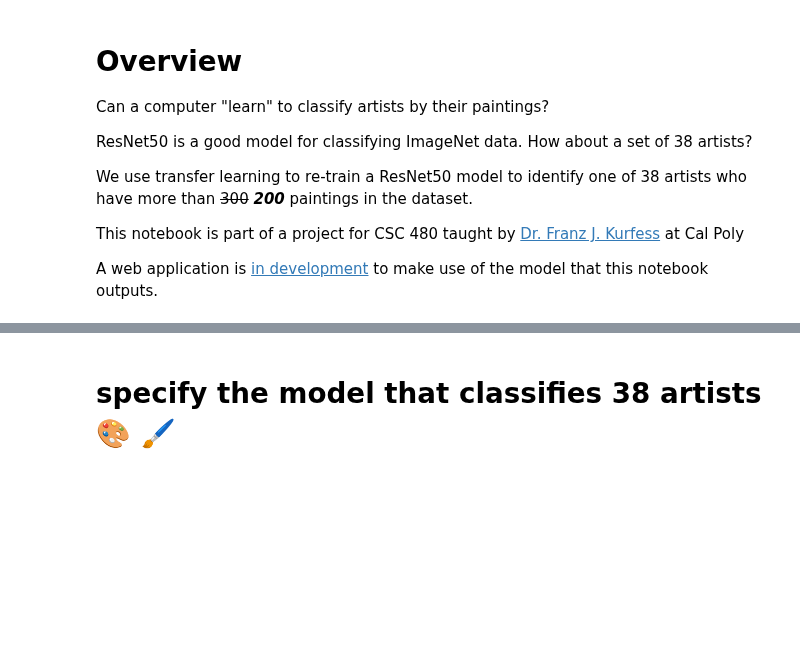
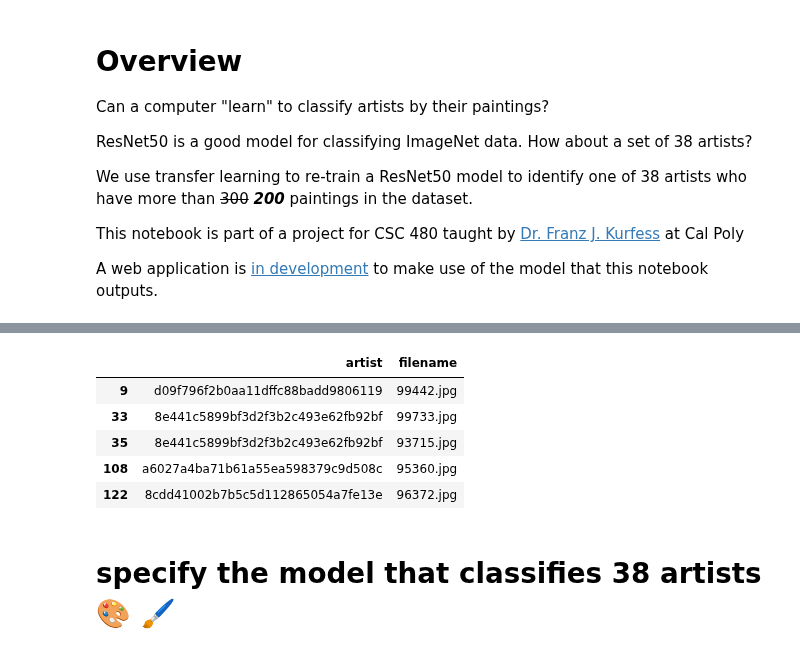
Before and after one commit to DCC-UAB/XNAPproject-grup07, a Jupyter notebook: our_code/starting_point_modified_RMSprop.ipynb, the cells around one changed output, grey strips where cells are left out. Saved outputs shown, nothing was run; the diff lists cells and outputs as text; code cells hidden in the pictures; blank space fills up the shorter version.

```diff
--- a/our_code/starting_point_modified_RMSprop.ipynb
+++ b/our_code/starting_point_modified_RMSprop.ipynb
@@ -121,11 +152,11 @@ print("df.shape", df.shape)
 # %%
 
-train_df = df[df["in_train"] == True]
-test_df = df[df['in_train'] == False]
-train_df = train_df[['artist', 'new_filename']]
-test_df = test_df[['artist', 'new_filename']]
+# train_df = df[df["in_train"] == True]
+# test_df = df[df['in_train'] == False]
+train_df = df[['artist', 'filename']]
+# test_df = test_df[['artist', 'new_filename']]
 
-print("test_df.shape", test_df.shape)
+# print("test_df.shape", test_df.shape)
 print("train_df.shape", train_df.shape)
 
 artists = {} # holds artist hash & the count
@@ -140,6 +171,6 @@ for a,count in artists.items():
     if(int(count) >= 200):
         training_set_artists.append(a)
 
-print("number of artsits",len(training_set_artists))
+print("number of artists",len(training_set_artists))
 
 print("\nlist of artists...\n", training_set_artists)
@@ -150,25 +194,32 @@ t_df.head(5)
 # %%
-t1_df = t_df[t_df['new_filename'].str.startswith('1')]
+t1_df = t_df[t_df['filename'].str.startswith('1')]
 
-t2_df = t_df[t_df['new_filename'].str.startswith('2')]
+t2_df = t_df[t_df['filename'].str.startswith('2')]
 
-t3_df = t_df[t_df['new_filename'].str.startswith('3')]
+t3_df = t_df[t_df['filename'].str.startswith('3')]
 
-t4_df = t_df[t_df['new_filename'].str.startswith('4')]
+t4_df = t_df[t_df['filename'].str.startswith('4')]
 
-t5_df = t_df[t_df['new_filename'].str.startswith('5')]
+t5_df = t_df[t_df['filename'].str.startswith('5')]
 
-t6_df = t_df[t_df['new_filename'].str.startswith('6')]
+t6_df = t_df[t_df['filename'].str.startswith('6')]
 
-t7_df = t_df[t_df['new_filename'].str.startswith('7')]
+t7_df = t_df[t_df['filename'].str.startswith('7')]
 
-t8_df = t_df[t_df['new_filename'].str.startswith('8')]
+t8_df = t_df[t_df['filename'].str.startswith('8')]
 
-t9_df = t_df[t_df['new_filename'].str.startswith('9')]
+t9_df = t_df[t_df['filename'].str.startswith('9')]
 
 all_train_dfs = [t1_df, t2_df, t3_df,
                 t4_df, t5_df, t6_df,
                 t7_df, t8_df, t9_df]
 
 t9_df.head(5)
+# %% [output]
+|  | artist | filename |
+| 9 | d09f796f2b0aa11dffc88badd9806119 | 99442.jpg |
+| 33 | 8e441c5899bf3d2f3b2c493e62fb92bf | 99733.jpg |
+| 35 | 8e441c5899bf3d2f3b2c493e62fb92bf | 93715.jpg |
+| 108 | a6027a4ba71b61a55ea598379c9d508c | 95360.jpg |
+| 122 | 8cdd41002b7b5c5d112865054a7fe13e | 96372.jpg |
 # %%
```
Also changed, not shown: parts of 20 cells of this notebook.
